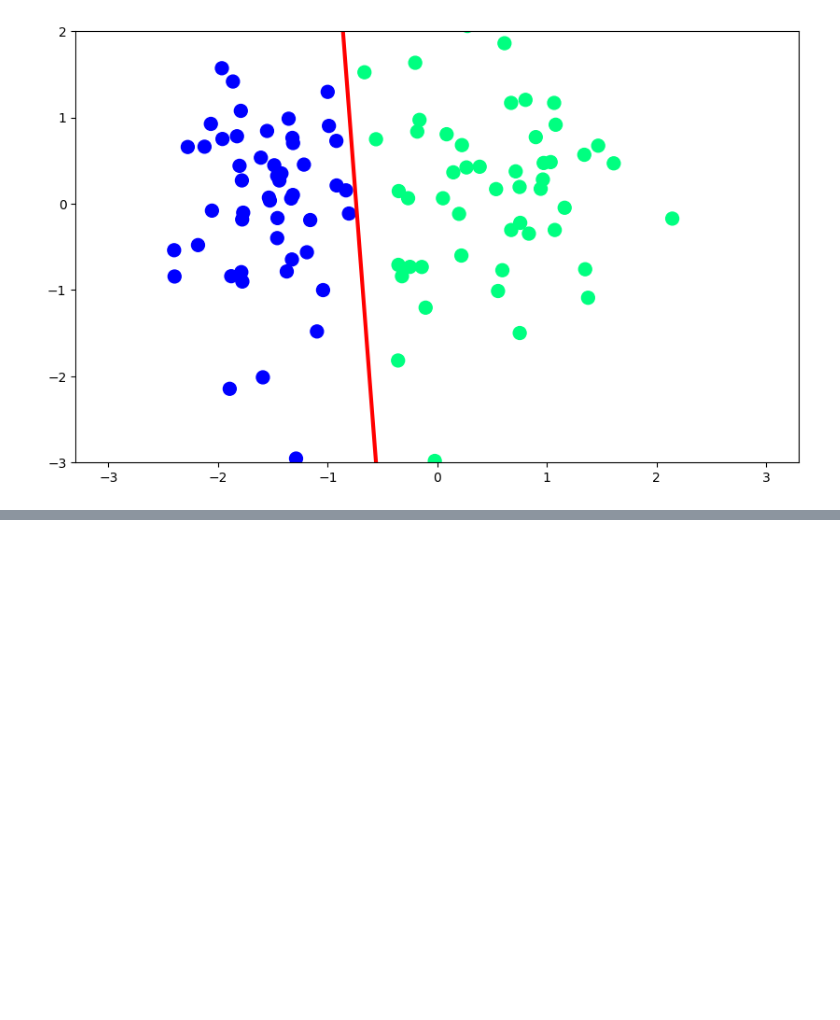
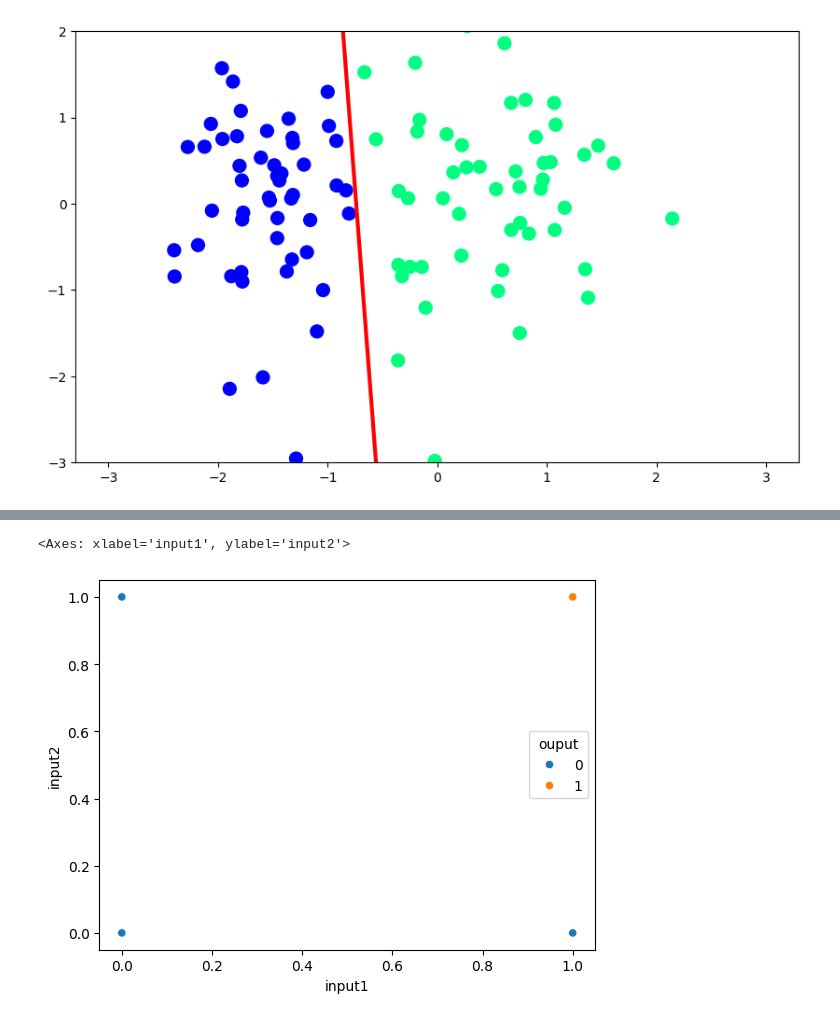
Before and after one commit to madhu8888/ML_Algos, a Jupyter notebook: Perceptron.ipynb, the cells around one changed output, grey strips where cells are left out. Cells and saved outputs as stored; diff of their text form; code cells hidden in the pictures; blank space fills up the shorter version.

```diff
--- a/Perceptron.ipynb
+++ b/Perceptron.ipynb
@@ -106,0 +176,4 @@ plt.ylim(-3,2)
+# %%
+and_data['input1']=[1,1,0,0]
+and_data['input2']=[1,0,1,0]
+and_data['ouput']=[1,0,0,0]
@@ -106,0 +197,5 @@ plt.ylim(-3,2)
+# %%
+sns.scatterplot(x='input1', y='input2', hue='ouput', data=and_data)
+# %% [output]
+<Axes: xlabel='input1', ylabel='input2'>
+[figure, added]
```
Also changed, not shown: parts of 22 cells of this notebook.
